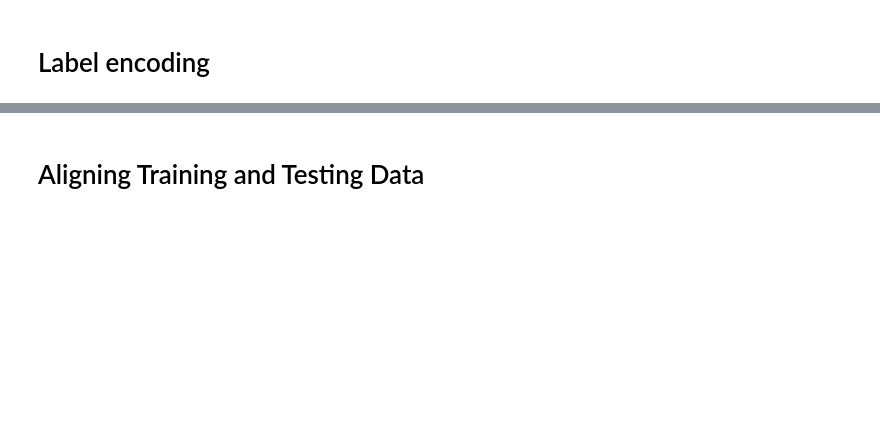
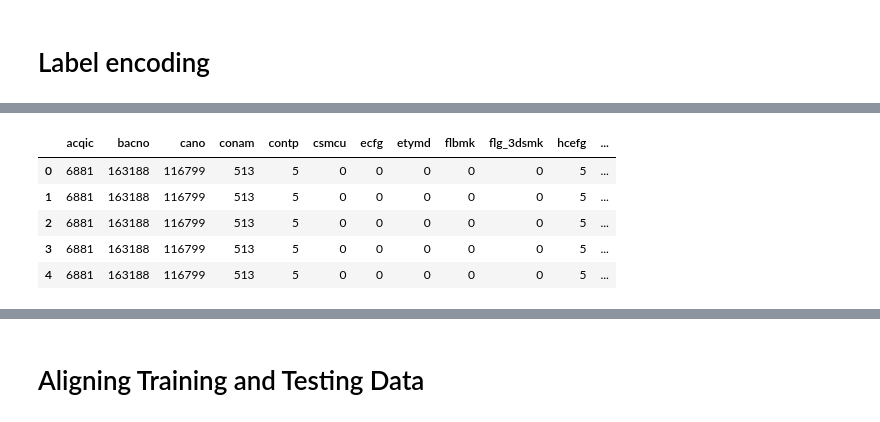
Before and after one commit to skywalker0803r/Ricky, a Jupyter notebook: 玉山銀行AI比賽EDA.ipynb, the cells around one changed output, grey strips where cells are left out. Cells and saved outputs as stored; diff of their text form; code cells hidden in the pictures; blank space fills up the shorter version.

```diff
--- a/玉山銀行AI比賽EDA.ipynb
+++ b/玉山銀行AI比賽EDA.ipynb
@@ -175,0 +173,9 @@ def 欄位轉Y平均(train,val,test,x_col):
+# %%
+test.head()
+# %% [output]
+|  | acqic | bacno | cano | conam | contp | csmcu | ecfg | etymd | flbmk | flg_3dsmk | hcefg | ... |
+| 0 | 6881 | 163188 | 116799 | 513 | 5 | 0 | 0 | 0 | 0 | 0 | 5 | ... |
+| 1 | 6881 | 163188 | 116799 | 513 | 5 | 0 | 0 | 0 | 0 | 0 | 5 | ... |
+| 2 | 6881 | 163188 | 116799 | 513 | 5 | 0 | 0 | 0 | 0 | 0 | 5 | ... |
+| 3 | 6881 | 163188 | 116799 | 513 | 5 | 0 | 0 | 0 | 0 | 0 | 5 | ... |
+| 4 | 6881 | 163188 | 116799 | 513 | 5 | 0 | 0 | 0 | 0 | 0 | 5 | ... |
```
Also changed, not shown: parts of 26 cells of this notebook.
